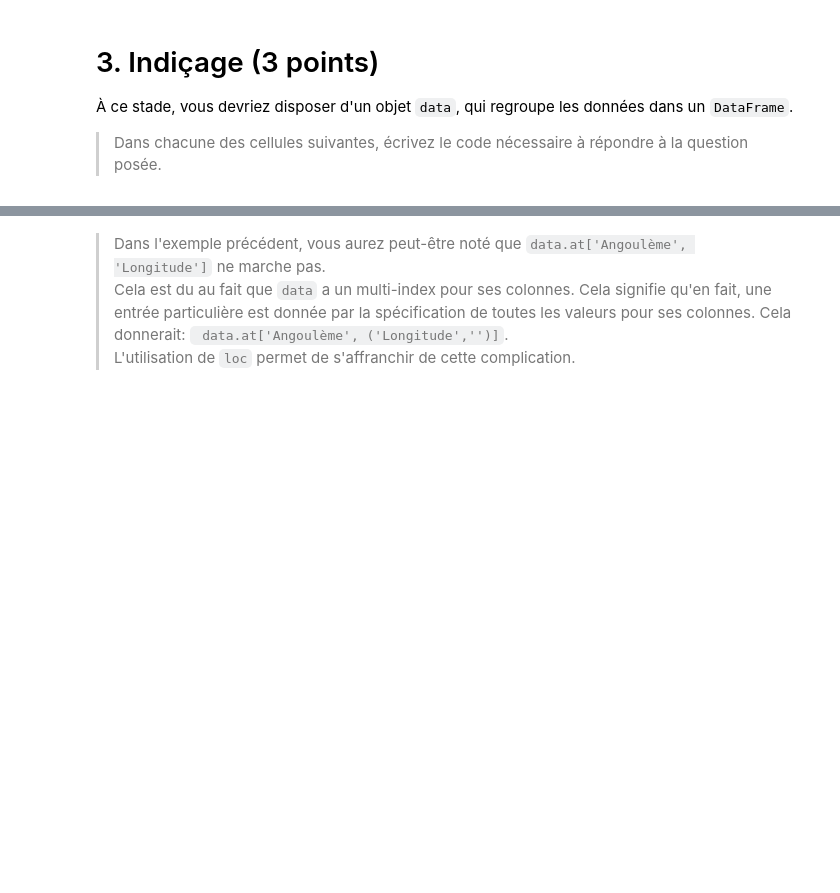
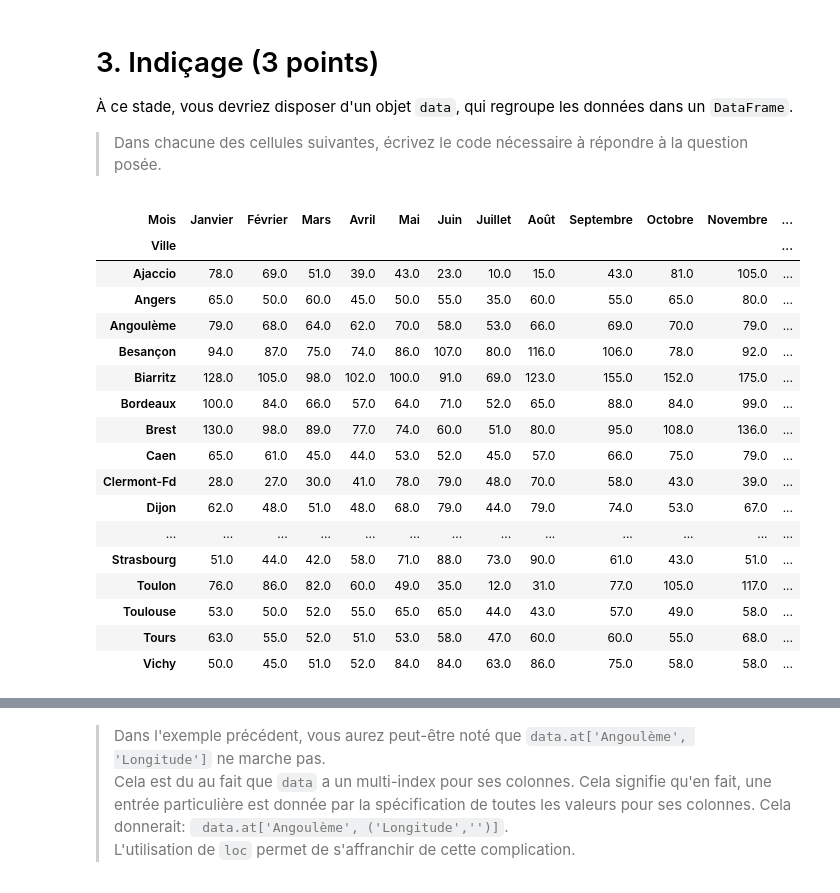
Before and after one commit to campusplage/compte-rendus-calmdown, a Jupyter notebook: TP1_pandas.ipynb, the cells around one changed output, grey strips where cells are left out. Saved outputs shown, nothing was run; the diff lists cells and outputs as text; code cells hidden in the pictures; blank space fills up the shorter version.

```diff
--- a/TP1_pandas.ipynb
+++ b/TP1_pandas.ipynb
@@ -60,0 +54,14 @@ import pandas
+# %%
+# on importe le package pandas
+import pandas
+
+# On charge nos données
+raw_data = pandas.read_csv('https://husson.github.io/img/pluie.csv',
+                       encoding = "ISO-8859-1", sep=';')
+# Commentez chaque ligne de code !
+# VOTRE TRAVAIL ICI
+
+raw_data = raw_data.rename(columns={raw_data.columns[0]: 'Ville'})
+raw_data = raw_data.set_index('Ville')
+## on affiche les premieres lignes de notre dataframe
+raw_data.head()
@@ -61,26 +76,29 @@ import pandas
 # %% [markdown]
 Executez ensuite le code suivant, et commentez à chaque fois qu'il y a marqué "Commentez".
 # %%
-# Commentez
+#  Creation d'une liste avec les différents mois de l'année
+
 months = ['Janvier', 'Février', 'Mars', 'Avril', 'Mai', 'Juin', 'Juillet',
           'Août', 'Septembre', 'Octobre', 'Novembre', 'Décembre']
-# Commentez
+
+# Creation d'une liste avec Précipitation et jour de pluie
 types = ['Précipitations', 'Jours de pluie']
 
-# Commentez
+#  Crée des multi-level d'index hierarchique
 index = pandas.MultiIndex.from_product((types, months),
                                        names=['Grandeur', 'Mois'])
 
-# Commentez
+# Concatene deux listes de nombre
 nested_columns = list(range(12)) + list(range(13, 25))
 
+
 # on crée une DataFrame, avec un multi-index pour ces colonnes imbriquées
-data = pandas.DataFrame(raw_data.iloc[:,rain_columns].to_numpy(), columns=index)
+data = pandas.DataFrame(raw_data.iloc[:,nested_columns].to_numpy(), columns=index)
 
-# Commentez
+# Met en place les index sur le data frame
 data = data.set_index(raw_data.index)
 
-# Commentez
+# Met dans une liste les noms de colonnes qu'on souhaite rajouter et les rajoutes au data frame
 other_columns = ['Température moyenne annuelle', 'Amplitude annuelle des températures',
                  'Insolation annuelle', 'Latitude', 'Longitude', 'Géographie']
 data[other_columns] = raw_data[other_columns]
@@ -101,5 +128,26 @@ Comme vous le constatez, `pandas` est en fait encore plus puissant que ce que je
 > Dans chacune des cellules suivantes, écrivez le code nécessaire à répondre à la question posée.
 # %%
 # Affichez seulement les précipitations mensuelles de toutes les villes
+
+data['Précipitations']
+# %% [output]
+| Mois | Janvier | Février | Mars | Avril | Mai | Juin | Juillet | Août | Septembre | Octobre | Novembre | ... |
+| Ville |  |  |  |  |  |  |  |  |  |  |  | ... |
+| Ajaccio | 78.0 | 69.0 | 51.0 | 39.0 | 43.0 | 23.0 | 10.0 | 15.0 | 43.0 | 81.0 | 105.0 | ... |
+| Angers | 65.0 | 50.0 | 60.0 | 45.0 | 50.0 | 55.0 | 35.0 | 60.0 | 55.0 | 65.0 | 80.0 | ... |
+| Angoulème | 79.0 | 68.0 | 64.0 | 62.0 | 70.0 | 58.0 | 53.0 | 66.0 | 69.0 | 70.0 | 79.0 | ... |
+| Besançon | 94.0 | 87.0 | 75.0 | 74.0 | 86.0 | 107.0 | 80.0 | 116.0 | 106.0 | 78.0 | 92.0 | ... |
+| Biarritz | 128.0 | 105.0 | 98.0 | 102.0 | 100.0 | 91.0 | 69.0 | 123.0 | 155.0 | 152.0 | 175.0 | ... |
+| Bordeaux | 100.0 | 84.0 | 66.0 | 57.0 | 64.0 | 71.0 | 52.0 | 65.0 | 88.0 | 84.0 | 99.0 | ... |
+| Brest | 130.0 | 98.0 | 89.0 | 77.0 | 74.0 | 60.0 | 51.0 | 80.0 | 95.0 | 108.0 | 136.0 | ... |
+| Caen | 65.0 | 61.0 | 45.0 | 44.0 | 53.0 | 52.0 | 45.0 | 57.0 | 66.0 | 75.0 | 79.0 | ... |
+| Clermont-Fd | 28.0 | 27.0 | 30.0 | 41.0 | 78.0 | 79.0 | 48.0 | 70.0 | 58.0 | 43.0 | 39.0 | ... |
+| Dijon | 62.0 | 48.0 | 51.0 | 48.0 | 68.0 | 79.0 | 44.0 | 79.0 | 74.0 | 53.0 | 67.0 | ... |
+| ... | ... | ... | ... | ... | ... | ... | ... | ... | ... | ... | ... | ... |
+| Strasbourg | 51.0 | 44.0 | 42.0 | 58.0 | 71.0 | 88.0 | 73.0 | 90.0 | 61.0 | 43.0 | 51.0 | ... |
+| Toulon | 76.0 | 86.0 | 82.0 | 60.0 | 49.0 | 35.0 | 12.0 | 31.0 | 77.0 | 105.0 | 117.0 | ... |
+| Toulouse | 53.0 | 50.0 | 52.0 | 55.0 | 65.0 | 65.0 | 44.0 | 43.0 | 57.0 | 49.0 | 58.0 | ... |
+| Tours | 63.0 | 55.0 | 52.0 | 51.0 | 53.0 | 58.0 | 47.0 | 60.0 | 60.0 | 55.0 | 68.0 | ... |
+| Vichy | 50.0 | 45.0 | 51.0 | 52.0 | 84.0 | 84.0 | 63.0 | 86.0 | 75.0 | 58.0 | 58.0 | ... |
 # %%
 # Affichez le nombre de jours de pluie de toutes les villes pour les mois de "Juin", "Juillet" et "Août"
```
Also changed, not shown: parts of 20 cells of this notebook.
